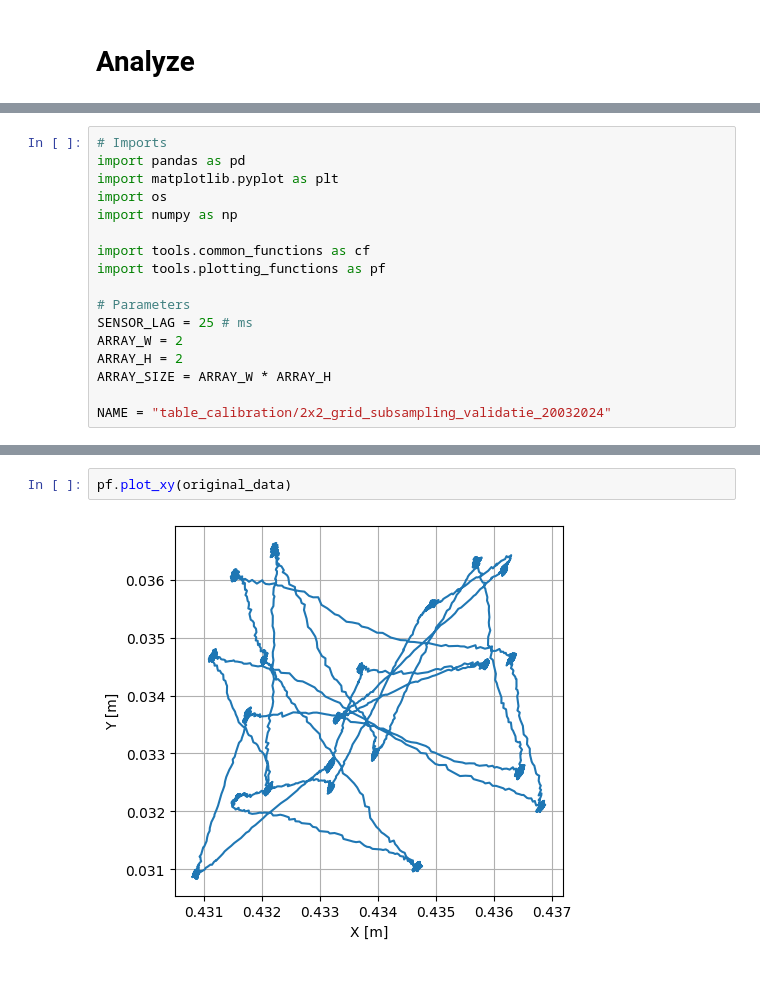
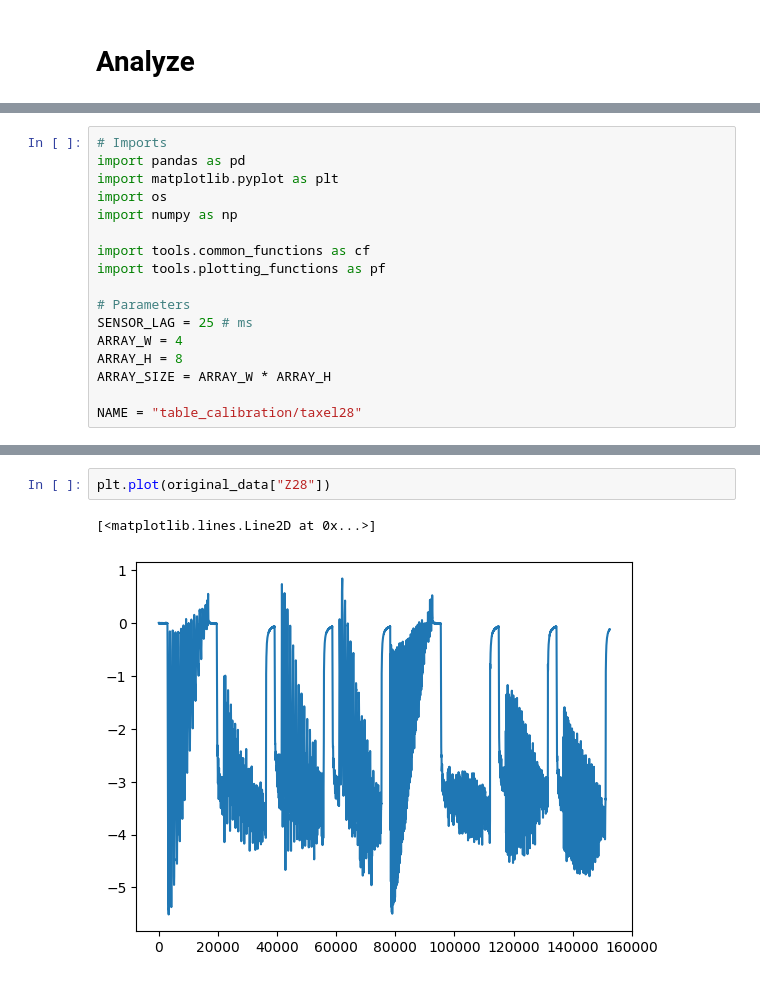
Before and after one commit to LowiekVDS/High-Resolution-Three-axis-Force-Sensing-for-Robotic-Fingertips, a Jupyter notebook: notebooks/analyze_data_v2.ipynb, the cells around one changed output, grey strips where cells are left out. Drawn from its saved outputs; the diff is of its cells as text.

```diff
--- a/notebooks/analyze_data_v2.ipynb
+++ b/notebooks/analyze_data_v2.ipynb
@@ -15,10 +18,10 @@ import tools.plotting_functions as pf
 
 # Parameters
 SENSOR_LAG = 25 # ms
-ARRAY_W = 2
-ARRAY_H = 2
+ARRAY_W = 4
+ARRAY_H = 8
 ARRAY_SIZE = ARRAY_W * ARRAY_H
 
-NAME = "table_calibration/2x2_grid_subsampling_validatie_20032024"
+NAME = "table_calibration/taxel28"
 # %%
 original_data = cf.prepare_data_for_fitting(NAME, ARRAY_SIZE, SENSOR_LAG, False)
@@ -44,4 +37,5 @@ memory usage: 8.6 MB
-# %%
-pf.plot_xy(original_data)
-# %% [output]
-[figure, removed]
+# %%
+plt.plot(original_data["Z28"])
+# %% [output]
+[<matplotlib.lines.Line2D at 0x...>]
+[figure, added]
```
Also changed, not shown: parts of 7 cells of this notebook, 14 other files.
